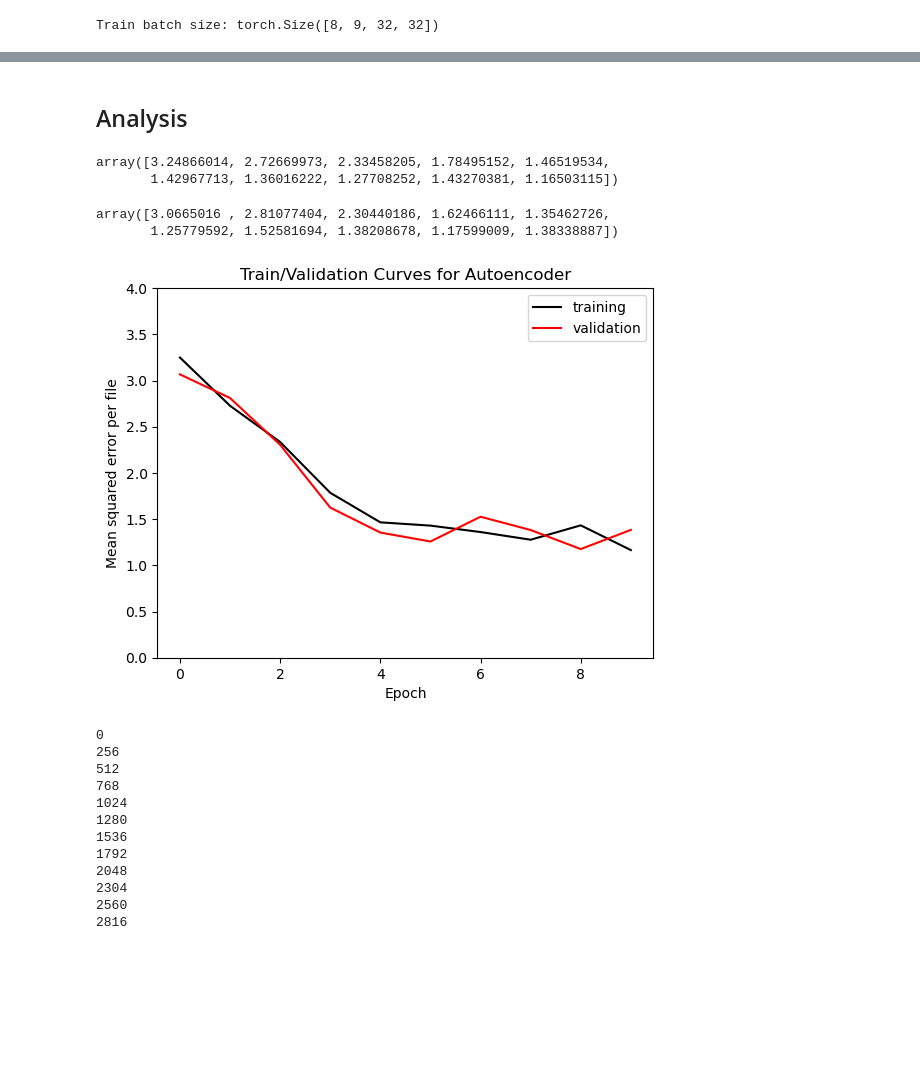
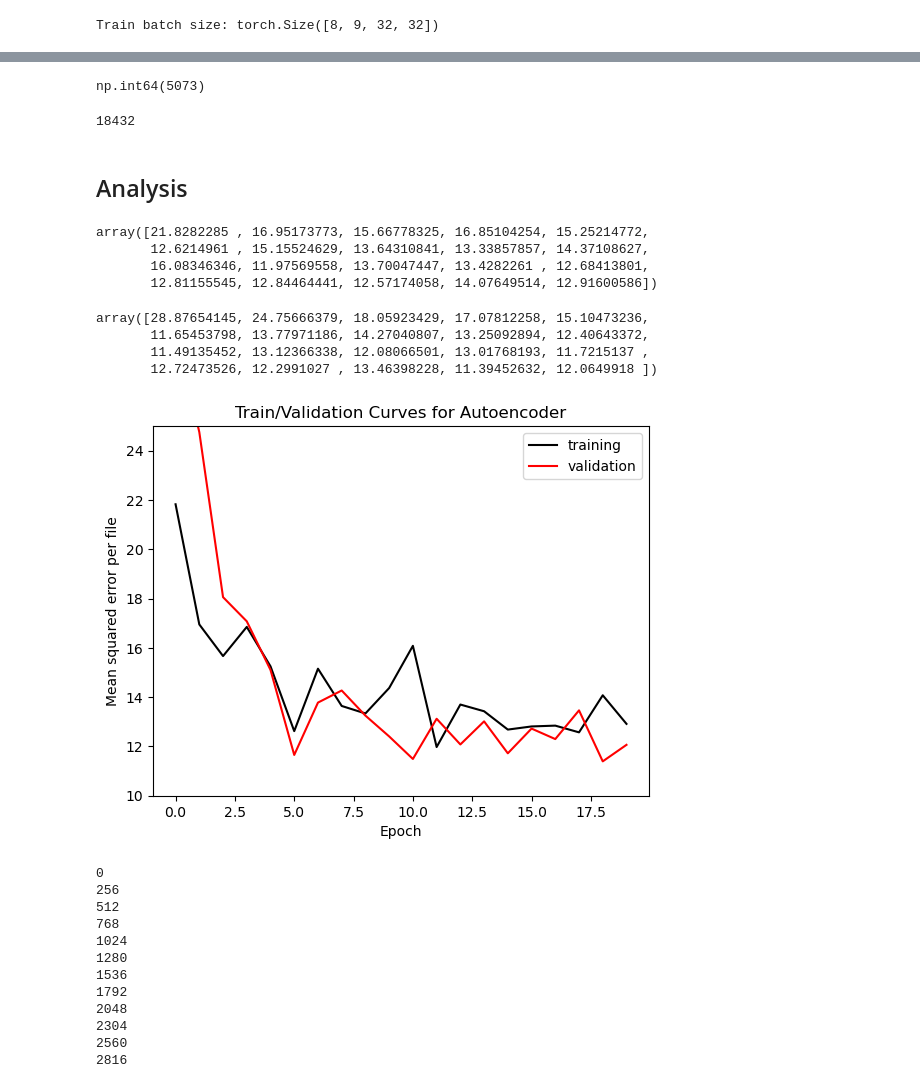
Before and after one commit to jstarfeldt/ML_UH_datasets, a Jupyter notebook: Jon_dataset_code/autoencoder.ipynb, the cells around one changed output, grey strips where cells are left out. Drawn from its saved outputs; the diff is of its cells as text; code cells hidden in the pictures; blank space fills up the shorter version.

Commit message:
Update to autoencoder training and LST histogram analysis

```diff
--- a/Jon_dataset_code/autoencoder.ipynb
+++ b/Jon_dataset_code/autoencoder.ipynb
@@ -415,11 +443,12 @@ ERROR! Session/line number was not unique in database. History logging moved to
 # %%
 loss_fn = nn.MSELoss()
-optimizer = torch.optim.Adam(model.parameters(), lr=0.002)
-num_epochs = 10
+optimizer = torch.optim.Adam(model.parameters(), lr=0.001)
+num_epochs = 20
 batch_size = 8
+early_stopping_cushion = 5
 logging_interval = 1
 skip_epoch_stats = False
-save_model = 'test_model.pth'
+save_model = '/home/jonstar/scratch.gcurbanheat/deeper_batchnorm_model.pth'
 # %%
 def custom_loss(outputs, features, mask):
     outputs = outputs[mask == 1]
@@ -586,30 +612,42 @@ tensor([[[[ 2.0350,  2.7903,  3.3392,  ..., -0.9441, -1.0408, -0.8388],
+# %%
+np.sum(np.abs((b-a)/a) < 0.1)
+# %% [output]
+np.int64(5073)
+# %%
+32*32*9*2
+# %% [output]
+18432
 # %% [markdown]
 ## Analysis
 # %%
-train_files_per_epoch = len(log_dict['train_loss_per_batch'])/num_epochs
-train_losses = np.array(log_dict['train_loss_per_epoch'])/train_files_per_epoch
+#train_files_per_epoch = len(log_dict['train_loss_per_batch'])/num_epochs
+train_losses = np.array(log_dict['train_loss_per_epoch'])/folds
 train_losses
 # %% [output]
-array([3.24866014, 2.72669973, 2.33458205, 1.78495152, 1.46519534,
-       1.42967713, 1.36016222, 1.27708252, 1.43270381, 1.16503115])
+array([21.8282285 , 16.95173773, 15.66778325, 16.85104254, 15.25214772,
+       12.6214961 , 15.15524629, 13.64310841, 13.33857857, 14.37108627,
+       16.08346346, 11.97569558, 13.70047447, 13.4282261 , 12.68413801,
+       12.81155545, 12.84464441, 12.57174058, 14.07649514, 12.91600586])
 # %%
-val_files_per_epoch = len(log_dict['val_loss_per_fold'])/num_epochs
-val_losses = np.sum(np.array(log_dict['val_loss_per_fold']).reshape((-1,int(val_files_per_epoch))), axis=1)/val_files_per_epoch
+#val_files_per_epoch = len(log_dict['val_loss_per_fold'])/num_epochs
+val_losses = np.array(log_dict['val_loss_per_epoch'])/folds
 val_losses
 # %% [output]
-array([3.0665016 , 2.81077404, 2.30440186, 1.62466111, 1.35462726,
-       1.25779592, 1.52581694, 1.38208678, 1.17599009, 1.38338887])
+array([28.87654145, 24.75666379, 18.05923429, 17.07812258, 15.10473236,
+       11.65453798, 13.77971186, 14.27040807, 13.25092894, 12.40643372,
+       11.49135452, 13.12366338, 12.08066501, 13.01768193, 11.7215137 ,
+       12.72473526, 12.2991027 , 13.46398228, 11.39452632, 12.0649918 ])
 # %%
 plt.plot(train_losses, c='k', label='training')
 plt.plot(val_losses, c='r', label='validation')
 plt.xlabel('Epoch')
 plt.ylabel('Mean squared error per file')
-plt.ylim(0,4)
+plt.ylim(10, 25)
 plt.title('Train/Validation Curves for Autoencoder')
 plt.legend()
 plt.show()
 # %% [output]
-[figure, old version]
+[figure, new version]
 # %%
 model = keras.models.load_model('Unet_crossVal_31epoch_001Adam.keras')
 # %%
```
Also changed, not shown: parts of 9 cells of this notebook, 1 other file.
